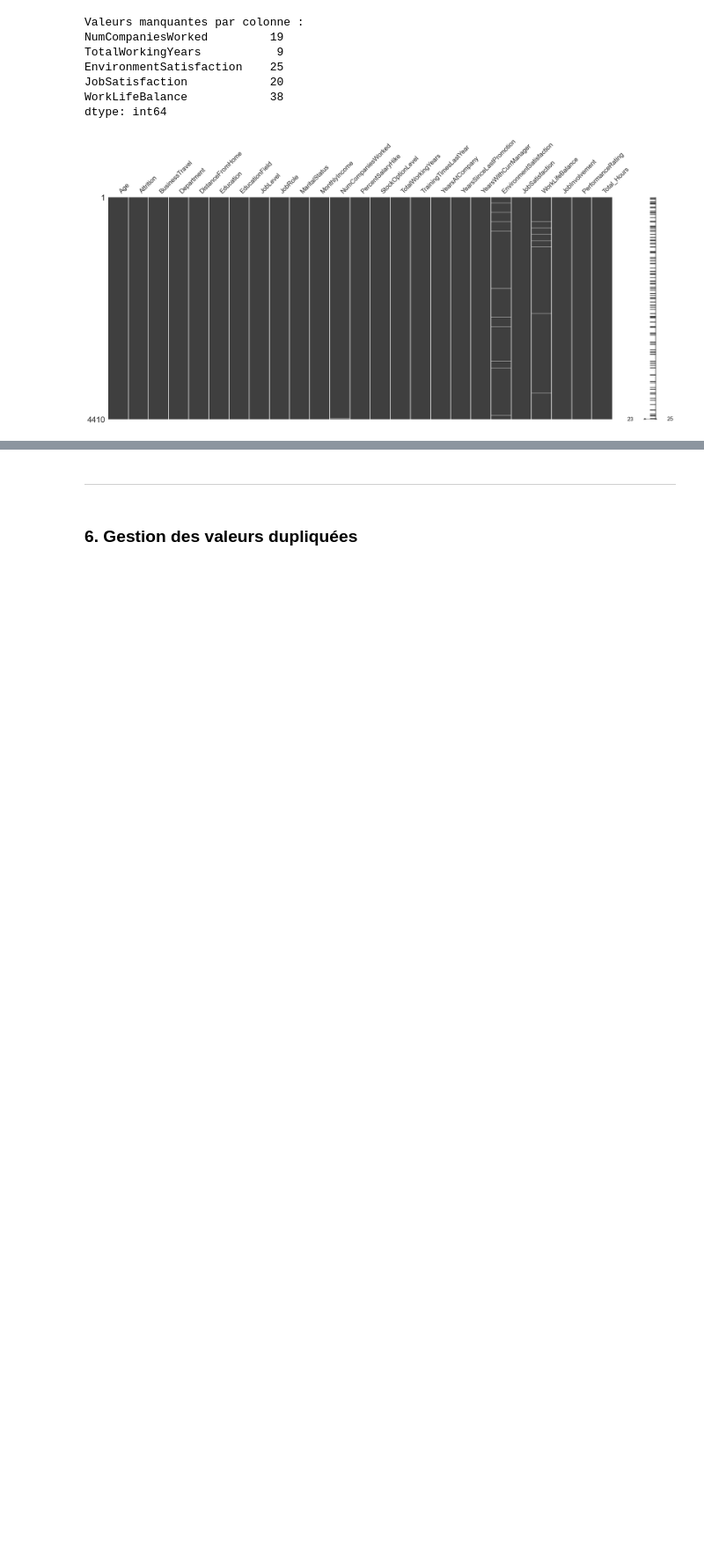
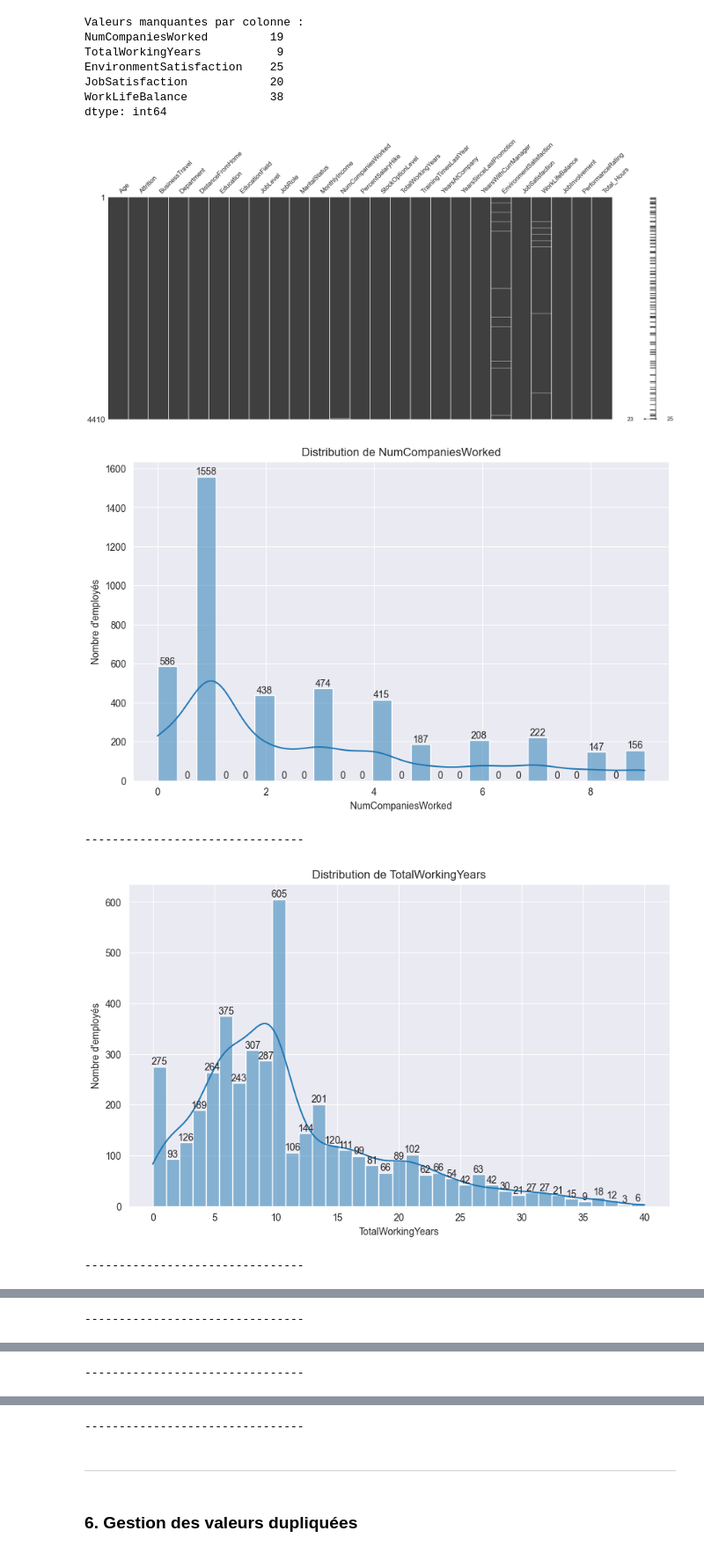
Before and after one commit to warren-gaure/projet-ia, a Jupyter notebook: notebooks/Livrable.ipynb, the cells around one changed output, grey strips where cells are left out. Shown at 88% size. Cells and saved outputs as stored; diff of their text form; code cells hidden in the pictures; blank space fills up the shorter version.

Commit message:
chore: distribution pour les colonnes ayant des élements manquants

```diff
--- a/notebooks/Livrable.ipynb
+++ b/notebooks/Livrable.ipynb
@@ -330,3 +330,23 @@ JobSatisfaction            20
 WorkLifeBalance            38
 dtype: int64
 [figure]
+# %%
+# Distribution des colonnes présentant des valeurs manquantes
+missing_values_columns = ['NumCompaniesWorked', 'TotalWorkingYears', 'EnvironmentSatisfaction', 'JobSatisfaction', 'WorkLifeBalance']
+for column in missing_values_columns:
+    plt.figure(figsize=(10, 6))
+    ax = sns.histplot(company_df[column], kde=True)
+    plt.title(f'Distribution de {column}')
+    plt.xlabel(column)
+    plt.ylabel('Nombre d\'employés')
+
+    for i in ax.containers:
+        ax.bar_label(i)
+
+    plt.show()
+    print(DELIMITER)
+# %% [output]
+[figure, added]
+--------------------------------
+[figure, added]
+--------------------------------
@@ -332,0 +354 @@ dtype: int64
+--------------------------------
@@ -332,0 +356 @@ dtype: int64
+--------------------------------
@@ -333,3 +358,4 @@ dtype: int64
+--------------------------------
 # %% [markdown]
 ---
 # %% [markdown]
```
Also changed, not shown: parts of 6 cells of this notebook.
